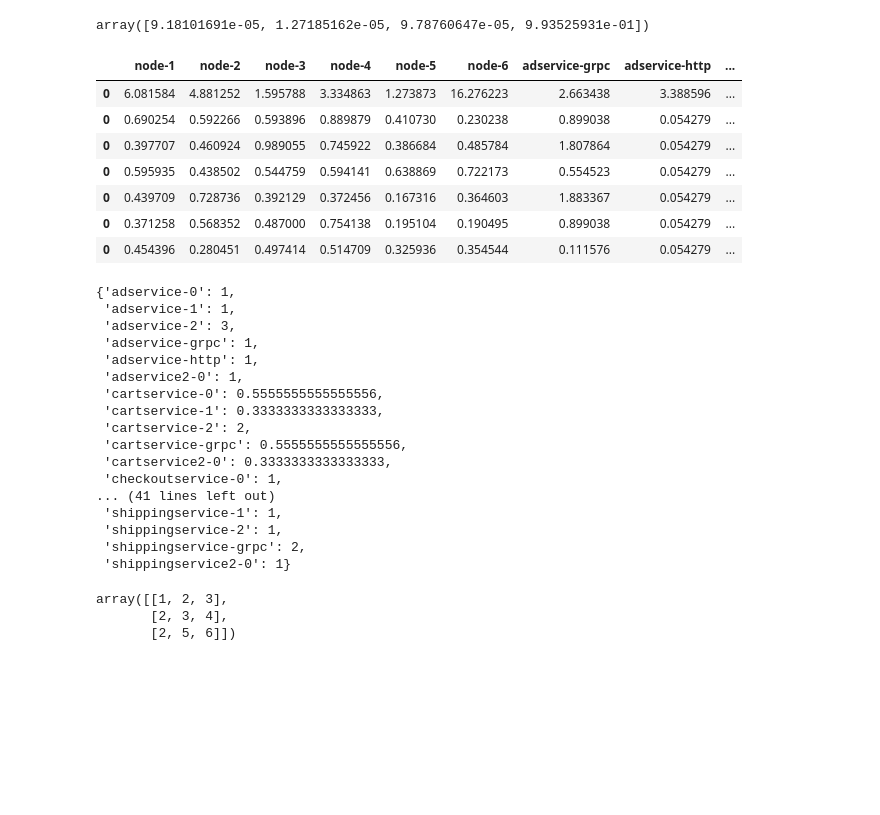
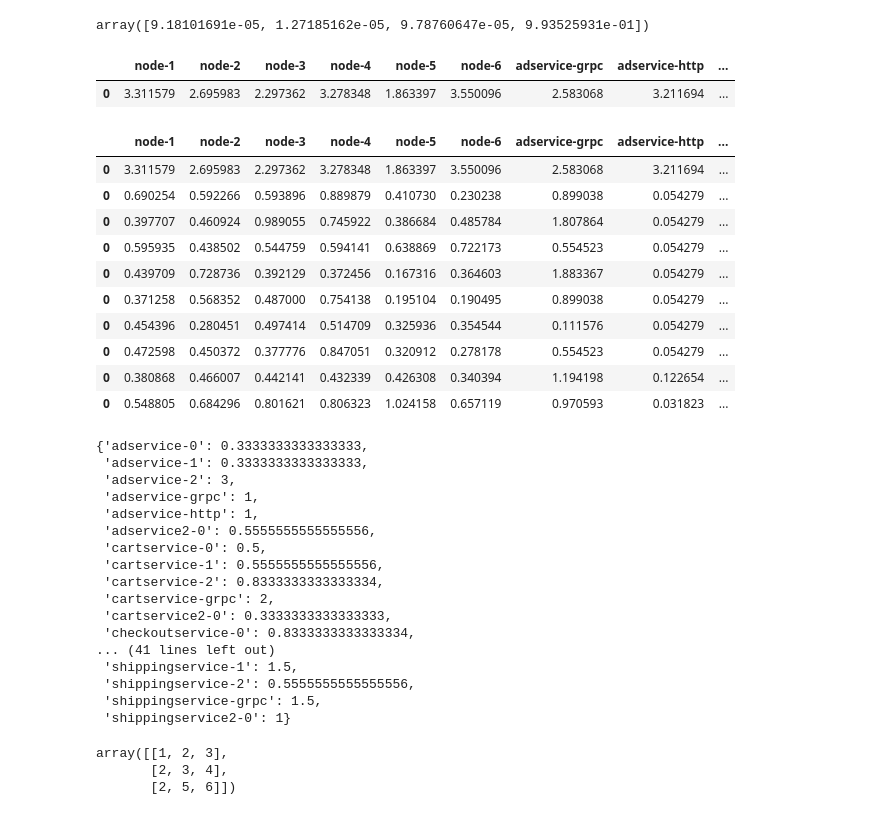
Before and after one commit to 666WXY666/aiops2022, a Jupyter notebook: utils/vision/data_vision_wxy.ipynb, the cells around one changed output. Saved outputs shown, nothing was run; the diff lists cells and outputs as text; code cells hidden in the pictures; blank space fills up the shorter version.

Commit message:
update threshold

```diff
--- a/utils/vision/data_vision_wxy.ipynb
+++ b/utils/vision/data_vision_wxy.ipynb
@@ -567,35 +567,43 @@ array([9.18101691e-05, 1.27185162e-05, 9.78760647e-05, 9.93525931e-01])
 # %%
 import joblib
 import numpy as np
 import pandas as pd
 
 pd.set_option('display.max_columns', None)
 
 a=joblib.load('../../model/spot/spot.pkl')
-# display(a)
+display(a)
 
 b=pd.read_csv('../../data/df_57_test-2.csv')
 e=pd.read_csv('../../data/df_57_test.csv')
 f = pd.read_csv('../../data/df_57_test-3.csv')
 g = pd.read_csv('../../data/df_57_test-4.csv')
 h = pd.read_csv('../../data/df_57_test-5.csv')
 i = pd.read_csv('../../data/df_57_test-8.csv')
+l = pd.read_csv('../../data/df_57_test1.csv')
+j = pd.read_csv('../../data/df_57_test2.csv')
+k = pd.read_csv('../../data/df_57_test3.csv')
 
 c = pd.read_csv('../../data/df_57_train.csv')
 c=c.iloc[:1440,:]
 c=c.apply(lambda x:np.sort(x.values))
-# display(c[1420:1425])
+# display(c[1350:1400])
 # b[b['timestamp']==1647851040]
-pd.concat([a,b,e,f,g,h,i])
+pd.concat([a,b,e,f,g,h,i,l,j,k])
 # %% [output]
 |  | node-1 | node-2 | node-3 | node-4 | node-5 | node-6 | adservice-grpc | adservice-http | ... |
-| 0 | 6.081584 | 4.881252 | 1.595788 | 3.334863 | 1.273873 | 16.276223 | 2.663438 | 3.388596 | ... |
-| 0 | 0.690254 | 0.592266 | 0.593896 | 0.889879 | 0.410730 | 0.230238 | 0.899038 | 0.054279 | ... |
-| 0 | 0.397707 | 0.460924 | 0.989055 | 0.745922 | 0.386684 | 0.485784 | 1.807864 | 0.054279 | ... |
-| 0 | 0.595935 | 0.438502 | 0.544759 | 0.594141 | 0.638869 | 0.722173 | 0.554523 | 0.054279 | ... |
-| 0 | 0.439709 | 0.728736 | 0.392129 | 0.372456 | 0.167316 | 0.364603 | 1.883367 | 0.054279 | ... |
-| 0 | 0.371258 | 0.568352 | 0.487000 | 0.754138 | 0.195104 | 0.190495 | 0.899038 | 0.054279 | ... |
-| 0 | 0.454396 | 0.280451 | 0.497414 | 0.514709 | 0.325936 | 0.354544 | 0.111576 | 0.054279 | ... |
+| 0 | 3.311579 | 2.695983 | 2.297362 | 3.278348 | 1.863397 | 3.550096 | 2.583068 | 3.211694 | ... |
+|  | node-1 | node-2 | node-3 | node-4 | node-5 | node-6 | adservice-grpc | adservice-http | ... |
+| 0 | 3.311579 | 2.695983 | 2.297362 | 3.278348 | 1.863397 | 3.550096 | 2.583068 | 3.211694 | ... |
+| 0 | 0.690254 | 0.592266 | 0.593896 | 0.889879 | 0.410730 | 0.230238 | 0.899038 | 0.054279 | ... |
+| 0 | 0.397707 | 0.460924 | 0.989055 | 0.745922 | 0.386684 | 0.485784 | 1.807864 | 0.054279 | ... |
+| 0 | 0.595935 | 0.438502 | 0.544759 | 0.594141 | 0.638869 | 0.722173 | 0.554523 | 0.054279 | ... |
+| 0 | 0.439709 | 0.728736 | 0.392129 | 0.372456 | 0.167316 | 0.364603 | 1.883367 | 0.054279 | ... |
+| 0 | 0.371258 | 0.568352 | 0.487000 | 0.754138 | 0.195104 | 0.190495 | 0.899038 | 0.054279 | ... |
+| 0 | 0.454396 | 0.280451 | 0.497414 | 0.514709 | 0.325936 | 0.354544 | 0.111576 | 0.054279 | ... |
+| 0 | 0.472598 | 0.450372 | 0.377776 | 0.847051 | 0.320912 | 0.278178 | 0.554523 | 0.054279 | ... |
+| 0 | 0.380868 | 0.466007 | 0.442141 | 0.432339 | 0.426308 | 0.340394 | 1.194198 | 0.122654 | ... |
+| 0 | 0.548805 | 0.684296 | 0.801621 | 0.806323 | 1.024158 | 0.657119 | 0.970593 | 0.031823 | ... |
 # %%
 import pprint as pp
 nodes = ['node-1', 'node-2', 'node-3', 'node-4', 'node-5', 'node-6']
@@ -612,37 +620,49 @@ pods = ['adservice-0', 'adservice-1', 'adservice-2', 'adservice2-0', 'cartservic
         'shippingservice-1', 'shippingservice-2', 'shippingservice2-0']
 threshold_list = {i: 1 for i in nodes+services+pods}
 for id, _ in threshold_list.items():
-        if id == 'recommendationservice-grpc':
-                threshold_list[id] = threshold_list[id]*20
-        elif id in ['adservice-2', 'productcatalogservice-0']:
+        if id in ['recommendationservice-grpc']:
+            threshold_list[id] = threshold_list[id]*15
+
+        elif id in ['adservice-2']:
             threshold_list[id] = threshold_list[id]*3
-        elif id in ['shippingservice-grpc', 'productcatalogservice-2', 'paymentservice-grpc', 'currencyservice-1', 'cartservice-2']:
+
+        elif id in ['productcatalogservice-grpc', 'cartservice-grpc', 'productcatalogservice-0', 'productcatalogservice-1', 'productcatalogservice-2']:
             threshold_list[id] = threshold_list[id]*2
-        elif id in ['currencyservice-grpc', 'currencyservice-2']:
+
+        elif id in ['node-3','node-5', 'currencyservice-grpc', 'shippingservice-grpc', 'checkoutservice-1', 'frontend-0', 'frontend-1', 'frontend-2', 'recommendationservice-0', 'shippingservice-1', 'currencyservice-0']:
             threshold_list[id] = threshold_list[id]*1.5
-        elif id in ['cartservice-0', 'paymentservice-2', 'shippingservice-0', 'cartservice-grpc', 'emailservice-grpc']:
+
+        elif id in ['checkoutservice-0', 'recommendationservice2-0', 'cartservice-2']:
+            threshold_list[id] = threshold_list[id]/1.2
+
+        elif id in ['node-1', 'node-2', 'node-6', 'paymentservice2-0', 'shippingservice-2', 'adservice2-0', 'cartservice-1', 'currencyservice2-0', 'emailservice-2', 'paymentservice-0']:
             threshold_list[id] = threshold_list[id]/1.8
-        elif id in ['cartservice-1', 'cartservice2-0']:
+
+        elif id in ['shippingservice-0', 'cartservice-0']:
+            threshold_list[id] = threshold_list[id]/2
+
+        elif id in ['emailservice-grpc', 'cartservice2-0', 'paymentservice-2', 'adservice-0', 'adservice-1']:
             threshold_list[id] = threshold_list[id]/3
+
 joblib.dump(threshold_list, '../../model/spot/threshold_rate.pkl')
 pp.pprint(threshold_list)
 # %% [output]
-{'adservice-0': 1,
- 'adservice-1': 1,
+{'adservice-0': 0.3333333333333333,
+ 'adservice-1': 0.3333333333333333,
  'adservice-2': 3,
  'adservice-grpc': 1,
  'adservice-http': 1,
- 'adservice2-0': 1,
- 'cartservice-0': 0.5555555555555556,
- 'cartservice-1': 0.3333333333333333,
- 'cartservice-2': 2,
- 'cartservice-grpc': 0.5555555555555556,
+ 'adservice2-0': 0.5555555555555556,
+ 'cartservice-0': 0.5,
+ 'cartservice-1': 0.5555555555555556,
+ 'cartservice-2': 0.8333333333333334,
+ 'cartservice-grpc': 2,
  'cartservice2-0': 0.3333333333333333,
- 'checkoutservice-0': 1,
+ 'checkoutservice-0': 0.8333333333333334,
 ... (41 lines left out)
- 'shippingservice-1': 1,
- 'shippingservice-2': 1,
- 'shippingservice-grpc': 2,
+ 'shippingservice-1': 1.5,
+ 'shippingservice-2': 0.5555555555555556,
+ 'shippingservice-grpc': 1.5,
  'shippingservice2-0': 1}
 # %%
 a=np.array([[1,2,3],[3,2,4],[2,5,6]])
```
Also changed, not shown: 2 other files.
